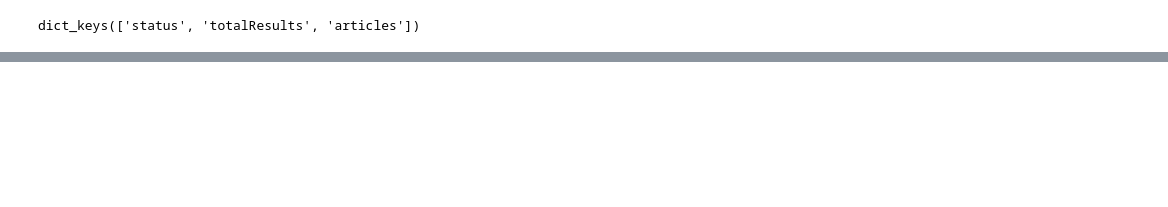
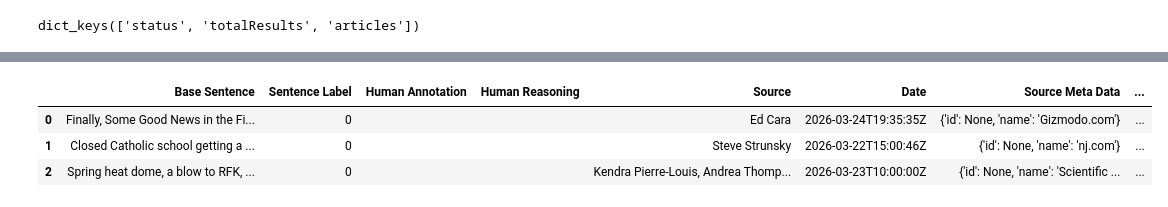
Before and after one commit to ufdatastudio/predictions, a Jupyter notebook: notebook_experiments/data_acquisition-news_api.ipynb, the cells around one changed output, grey strips where cells are left out. Saved outputs shown, nothing was run; the diff lists cells and outputs as text; code cells hidden in the pictures; blank space fills up the shorter version.

Commit message:
feat: sentence boundaries with spaCy on news api data

```diff
--- a/notebook_experiments/data_acquisition-news_api.ipynb
+++ b/notebook_experiments/data_acquisition-news_api.ipynb
@@ -19,6 +24,6 @@ from data_processing import DataProcessing
 # %%
 pd.set_option('max_colwidth', 800)
 # pd.set_option('display.max_columns', None)
-pd.set_option('display.max_rows', None)
+# pd.set_option('display.max_rows', None)
 # %%
 api_key = os.getenv('NEWS_API_KEY')
@@ -150,0 +79,3 @@ all_articles_df
+# %%
+df = pd.DataFrame(all_articles['articles'])
+df
@@ -150,0 +96,12 @@ all_articles_df
+# %%
+df = df.rename(columns={
+    "source": "Source Meta Data",
+    "author": "Source",
+    "publishedAt": "Date",
+    "url": "URL",
+    "urlToImage": "Image URL"
+})
+
+df["Query Domain"] = QUERY_CONFIGS[list_num]["query_domain"]
+
+df
@@ -150,0 +122,20 @@ all_articles_df
+# %%
+def clean_base_sentence(text: str) -> str:
+    if not isinstance(text, str):
+        return text
+
+    # Decode HTML entities (e.g., &lt;li&gt;)
+    text = html.unescape(text)
+
+    # Remove UL/LI tags but keep structure
+    text = re.sub(r"</?ul>", "", text)
+    text = re.sub(r"<li>", "", text)
+    text = re.sub(r"</li>", " ", text)
+
+    # Normalize newlines and carriage returns → space
+    text = re.sub(r"[\r\n]+", " ", text)
+
+    # Collapse multiple spaces
+    text = re.sub(r"\s+", " ", text)
+
+    return text.strip()
@@ -150,0 +209,8 @@ all_articles_df
+# %%
+final_df = build_prediction_dataframe(df)
+final_df.head(3)
+# %% [output]
+|  | Base Sentence | Sentence Label | Human Annotation | Human Reasoning | Source | Date | Source Meta Data | ... |
+| 0 | Finally, Some Good News in the Fi... | 0 |  |  | Ed Cara | 2026-03-24T19:35:35Z | {'id': None, 'name': 'Gizmodo.com'} | ... |
+| 1 | Closed Catholic school getting a ... | 0 |  |  | Steve Strunsky | 2026-03-22T15:00:46Z | {'id': None, 'name': 'nj.com'} | ... |
+| 2 | Spring heat dome, a blow to RFK, ... | 0 |  |  | Kendra Pierre-Louis, Andrea Thomp... | 2026-03-23T10:00:00Z | {'id': None, 'name': 'Scientific ... | ... |
```
Also changed, not shown: parts of 21 cells of this notebook, 1 other file.
